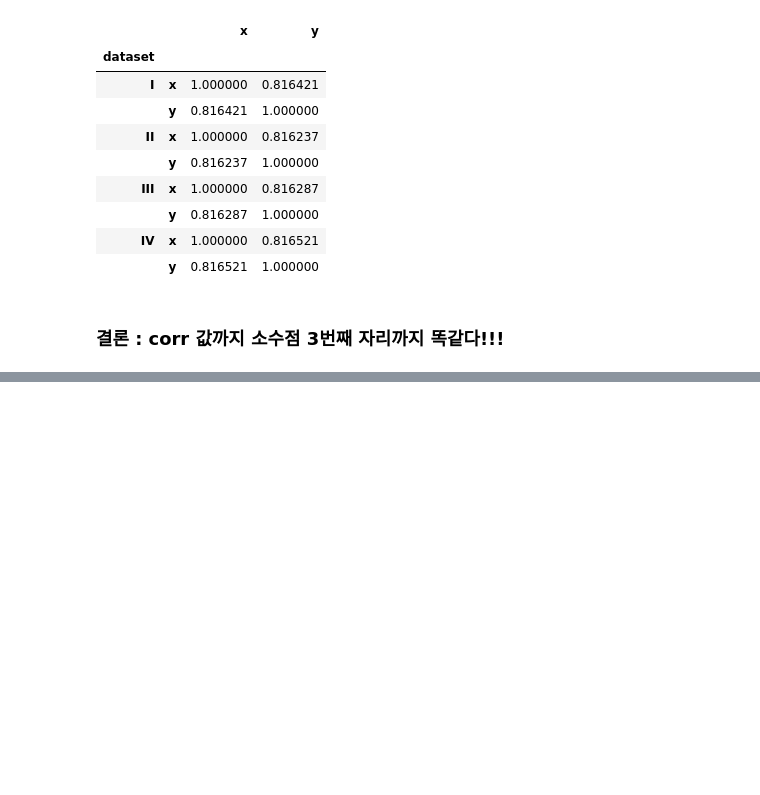
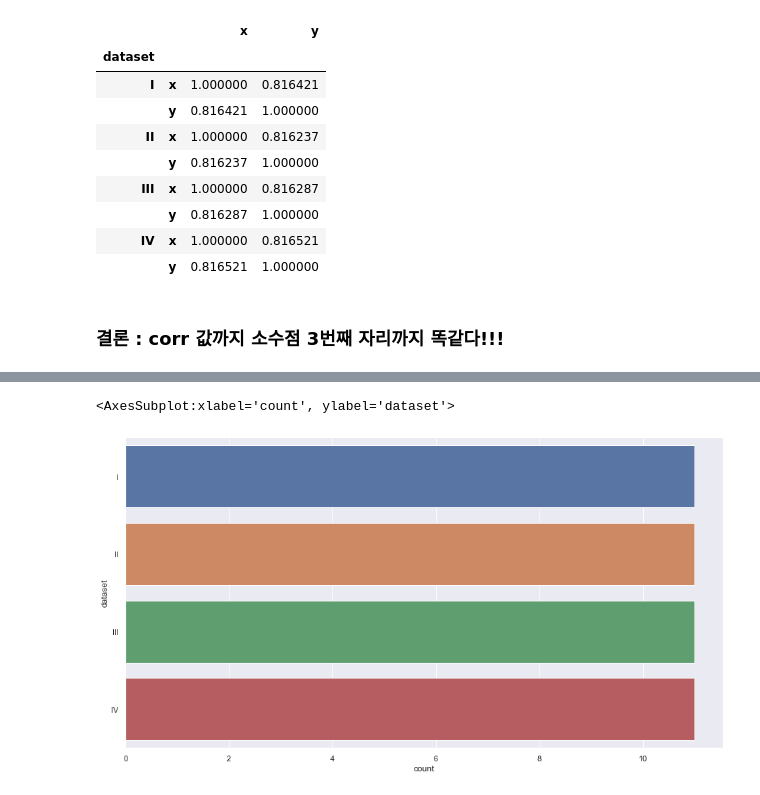
Before and after one commit to growthterrace/TIL, a Jupyter notebook: Untitled.0202.practice1.ipynb, the cells around one changed output, grey strips where cells are left out. Cells and saved outputs as stored; diff of their text form; code cells hidden in the pictures; blank space fills up the shorter version.

```diff
--- a/Untitled.0202.practice1.ipynb
+++ b/Untitled.0202.practice1.ipynb
@@ -291,0 +305,5 @@ df.groupby('dataset').corr()
+# %%
+sns.countplot(data = df, y = 'dataset')
+# %% [output]
+<AxesSubplot:xlabel='count', ylabel='dataset'>
+[figure, added]
```
Also changed, not shown: parts of 21 cells of this notebook.
